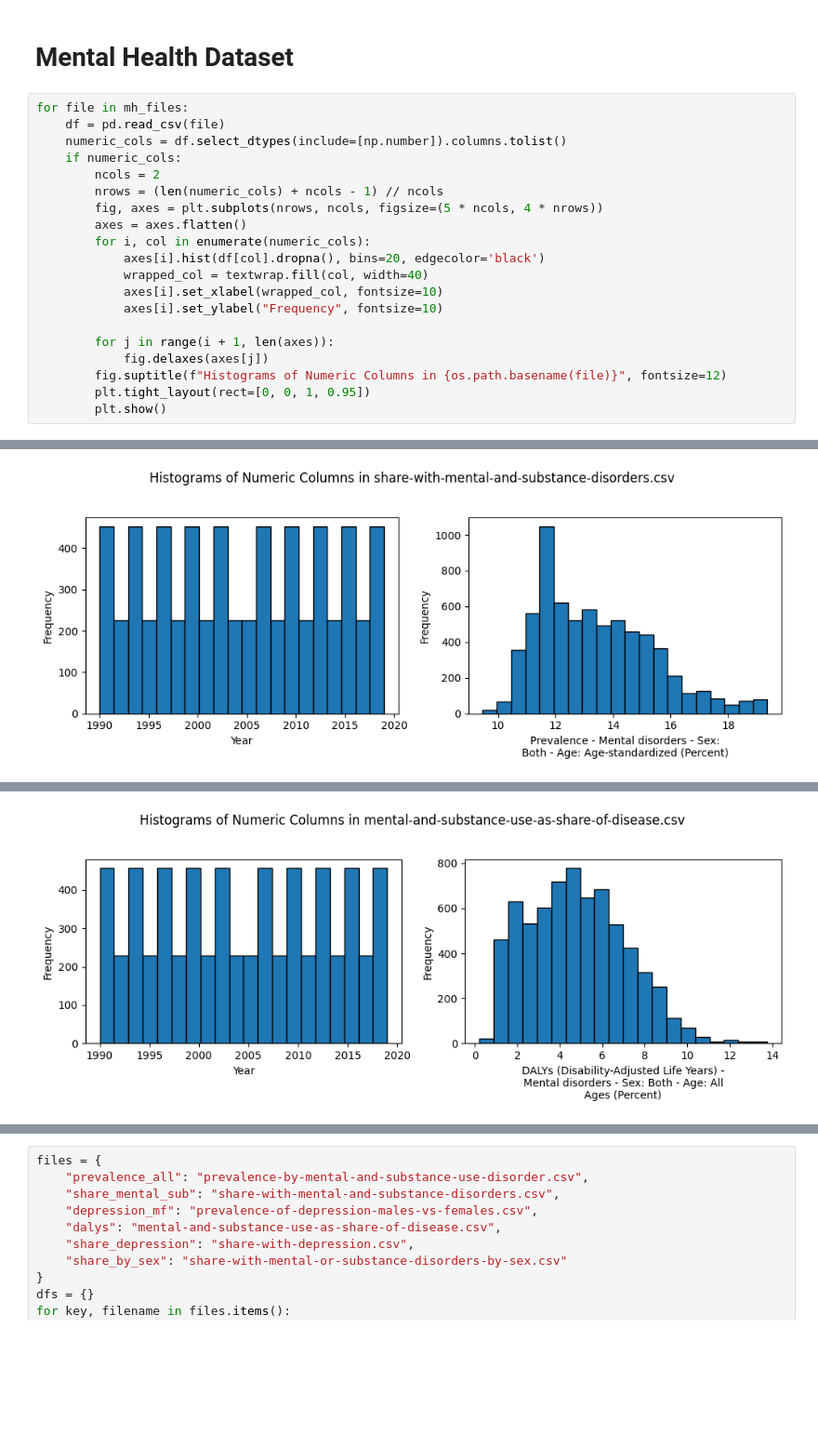
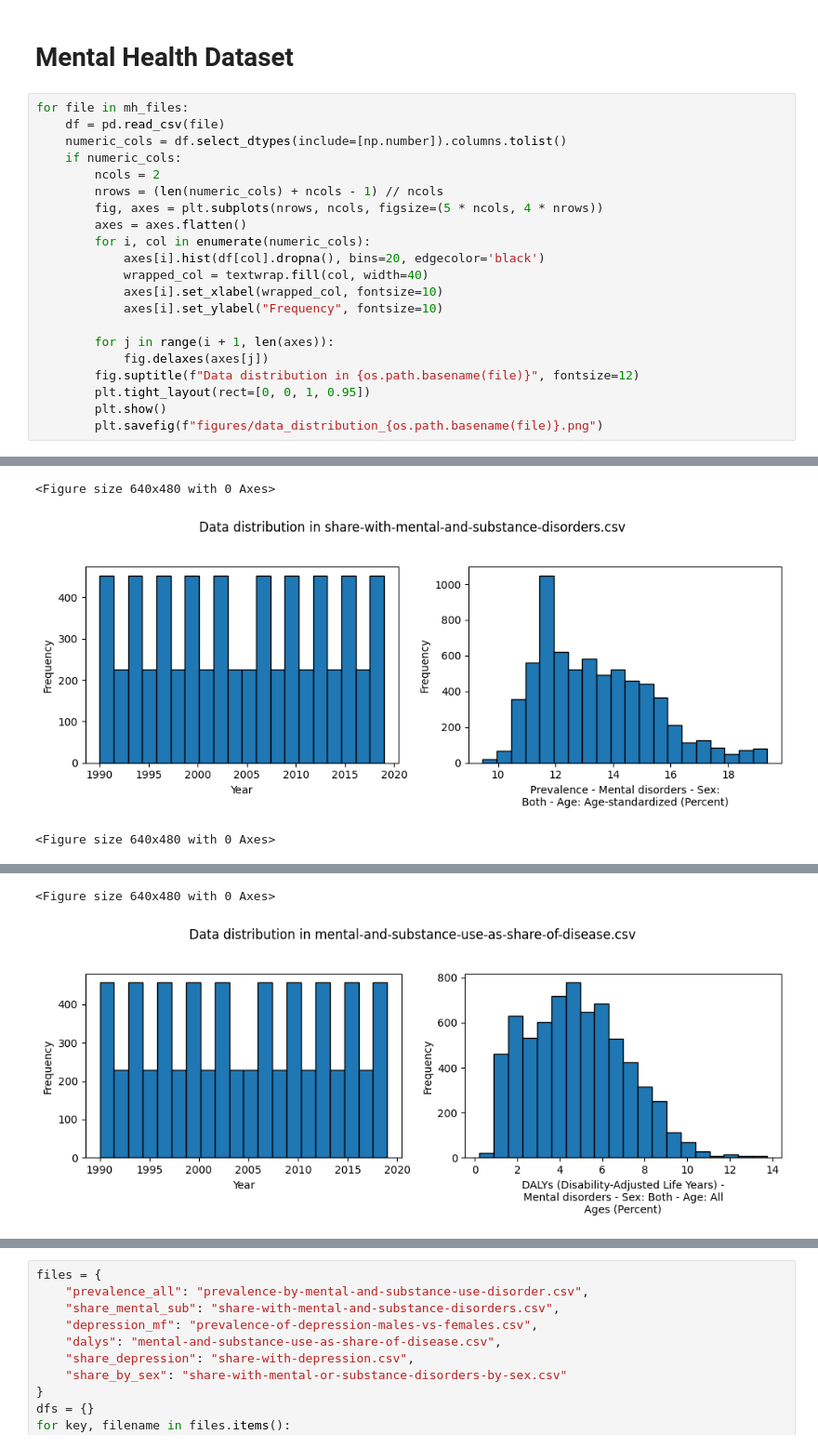
Before and after one commit to com-480-data-visualization/com-480-project-daz, a Jupyter notebook: milestone1/dataviz.ipynb, the cells around one changed output, grey strips where cells are left out. Shown at 93% size. Cells and saved outputs as stored; diff of their text form; blank space fills up the shorter version.

```diff
--- a/milestone1/dataviz.ipynb
+++ b/milestone1/dataviz.ipynb
@@ -305,7 +319,8 @@ for file in mh_files:
 
         for j in range(i + 1, len(axes)):
             fig.delaxes(axes[j])
-        fig.suptitle(f"Histograms of Numeric Columns in {os.path.basename(file)}", fontsize=12)
+        fig.suptitle(f"Data distribution in {os.path.basename(file)}", fontsize=12)
         plt.tight_layout(rect=[0, 0, 1, 0.95])
         plt.show()
+        plt.savefig(f"figures/data_distribution_{os.path.basename(file)}.png")
 # %% [output]
@@ -313 +328,3 @@ for file in mh_files:
+<Figure size 640x480 with 0 Axes>
-[figure, old version]
+[figure, new version]
+<Figure size 640x480 with 0 Axes>
@@ -315 +332,2 @@ for file in mh_files:
+<Figure size 640x480 with 0 Axes>
-[figure, old version]
+[figure, new version]
```
Also changed, not shown: parts of 22 cells of this notebook, 27 other files.
